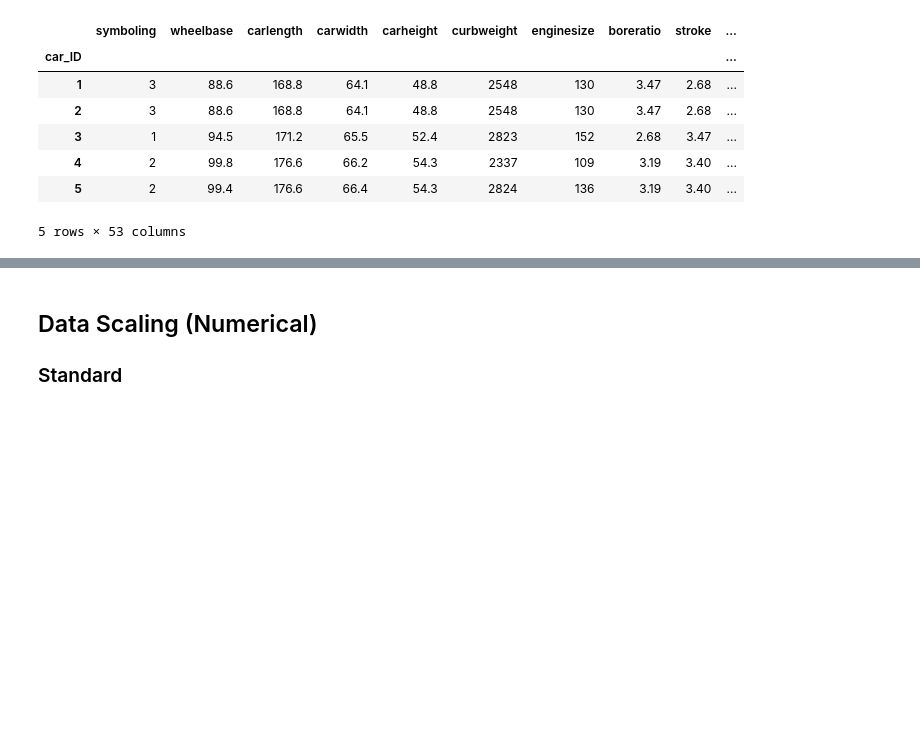
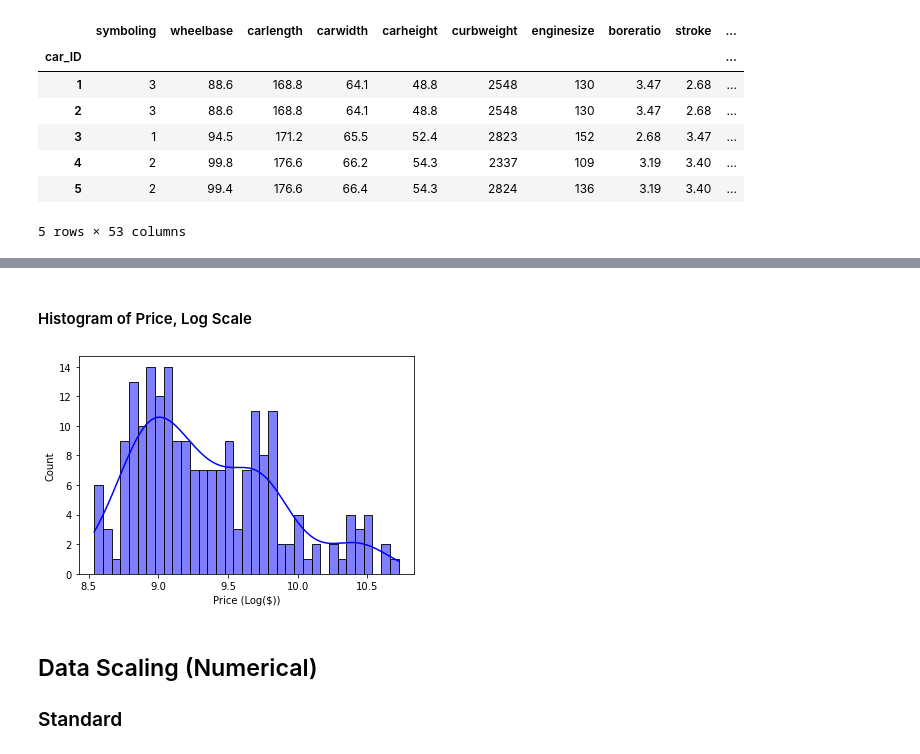
Before and after one commit to wavyvone/Car_Prediction_Analysis, a Jupyter notebook: Regression_with_scatterplots.ipynb, the cells around one changed output, grey strips where cells are left out. Cells and saved outputs as stored; diff of their text form; code cells hidden in the pictures; blank space fills up the shorter version.

```diff
--- a/Regression_with_scatterplots.ipynb
+++ b/Regression_with_scatterplots.ipynb
@@ -33,3 +42,11 @@ data.head()
+# %% [markdown]
+#### Histogram of Price, Log Scale
+# %%
+sns.histplot(data=np.log(data), x='price', bins=35, color='blue', kde=True)
+plt.xlabel('Price (Log($))')
+plt.show()
+# %% [output]
+[figure, added]
 # %% [markdown]
 ## Data Scaling (Numerical)
 ### Standard
```
Also changed, not shown: parts of 27 cells of this notebook.
